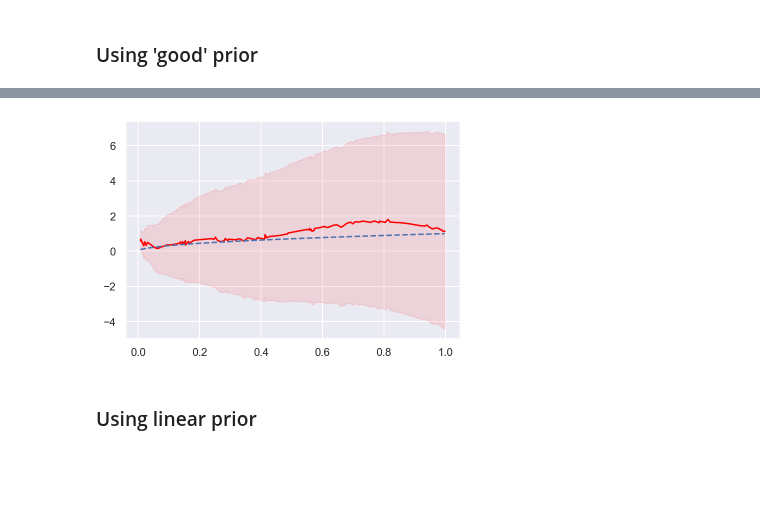
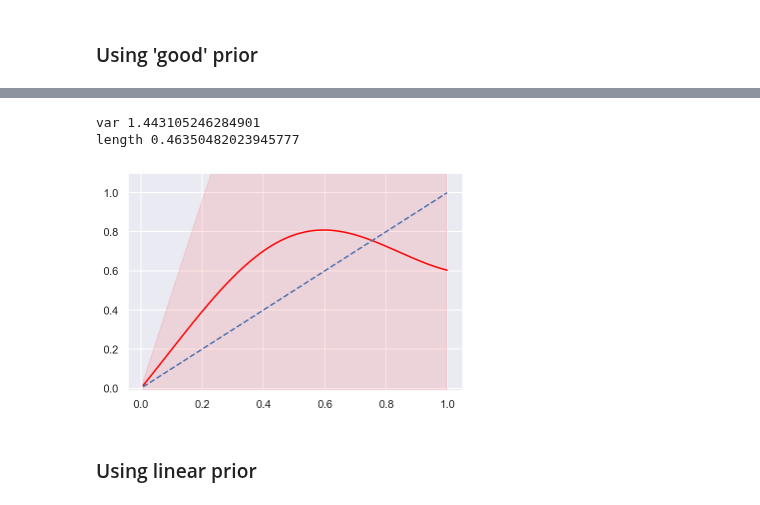
Before and after one commit to AurelienNioche/TransformedGP, a Jupyter notebook: model-discrepancy-using-scipy-MLE-RATIO-NOT-WORKING.ipynb, the cells around one changed output, grey strips where cells are left out. Cells and saved outputs as stored; diff of their text form; code cells hidden in the pictures; blank space fills up the shorter version.

```diff
--- a/model-discrepancy-using-scipy-MLE-RATIO-NOT-WORKING.ipynb
+++ b/model-discrepancy-using-scipy-MLE-RATIO-NOT-WORKING.ipynb
@@ -151,0 +156,8 @@ array([3.4444072 , 0.39557323])
+# %%
+x = np.linspace(-0.5, 5, 1000)
+loc=1
+scale=1
+a, b = 0, np.inf
+a, b = (a - loc) / scale, (b - loc) / scale
+y = scipy.stats.truncnorm.pdf(x, a=a, b=b, loc=loc, scale=scale)
+plt.plot(x, y)
@@ -164,8 +179,8 @@ def model(X, p, y, tau, factor, M, undo_sorted, jitter=1e-06):
 
     def objective(param):
 
-        var = softplus(param[0])
-        length = sofplus(param[1])
+        var = np.exp(param[0])
+        length = np.exp(param[1])
         eta = param[2:]
 
         K = factor * var**2 * kernel(X, X, length) + jitter * np.eye(n_x)
@@ -177,10 +192,17 @@ def model(X, p, y, tau, factor, M, undo_sorted, jitter=1e-06):
         est_diff_eu = est_eu[n_y:] - est_eu[:n_y]
 
         p_y = scipy.special.expit(tau*est_diff_eu)
-        log_p = np.log(p_y**y * (1-p_y)**(1-y) + np.finfo(float).eps).sum()
+        ll_y = np.log(p_y**y * (1-p_y)**(1-y) + np.finfo(float).eps).sum()
 
-        return - log_p
-        #numpyro.sample("obs", dist.Bernoulli(logits=), obs=y)
+        ll_eta = scipy.stats.norm.logpdf(eta, loc=0., scale=1.).sum()
+
+        ll_var = truncnorm_logpdf(var, loc=1., scale=1., a=0, b=np.inf)
+        ll_length = truncnorm_logpdf(length, loc=1., scale=1., a=0, b=np.inf)
+
+        ll = ll_y + ll_eta + ll_var + ll_length
+        to_minimize = - ll
+        # print(to_minimize)
+        return to_minimize
 
     return objective
 # %%
@@ -215,8 +237,8 @@ def run_inference(data, u, theta, tau, use_ratio):
         model(X=X, p=P, y=y, tau=tau, factor=factor, M=M, undo_sorted=undo_sorted),
         x0=np.zeros(2+len(X)))
 
-    opt_var = sofplus(res.x[0])
-    opt_length = sofplus(res.x[1])
+    opt_var = np.exp(res.x[0])
+    opt_length = np.exp(res.x[1])
     opt_eta = res.x[2:]
 
     return X, opt_var, opt_length, opt_eta
@@ -279,7 +301,7 @@ tau_data = 3.333
 
 data = generate_data(u=u_data, tau=tau_data, theta=theta_data, n=1000, seed=123)
 np.random.seed(12345)
-data = data.sample(n=50, replace=False)
+data = data.sample(n=100, replace=False)
 
 optimize(data, u_m=u_pow)
 # %% [output]
@@ -302,15 +324,22 @@ Wall time: 7.83 s
+# %%
+print("var", var)
+print("length", length)
+# %% [output]
+var 1.443105246284901
+length 0.46350482023945777
 # %%
 f, f_std = gp_predict(X=X, var=var, length=length, eta=eta, u=u_model, theta=theta_model, use_ratio=use_ratio)
 # %%
 fig, ax = plt.subplots()
 ax.fill_between(X,
                  f + 1.96 * f_std,
                  f - 1.96 * f_std,
                  color='red', alpha=0.1)
 ax.plot(X, f, color='red')
-ax.plot(X, u_model(X, theta_model), ls='--');
+ax.plot(X, u_model(X, theta_model), ls='--')
+ax.set_ylim(-0.01, 1.1);
 # %% [output]
-[figure, old version]
+[figure, new version]
 # %% [markdown]
 ### Using linear prior
 # %%
```
Also changed, not shown: parts of 12 cells of this notebook, 4 other files.
